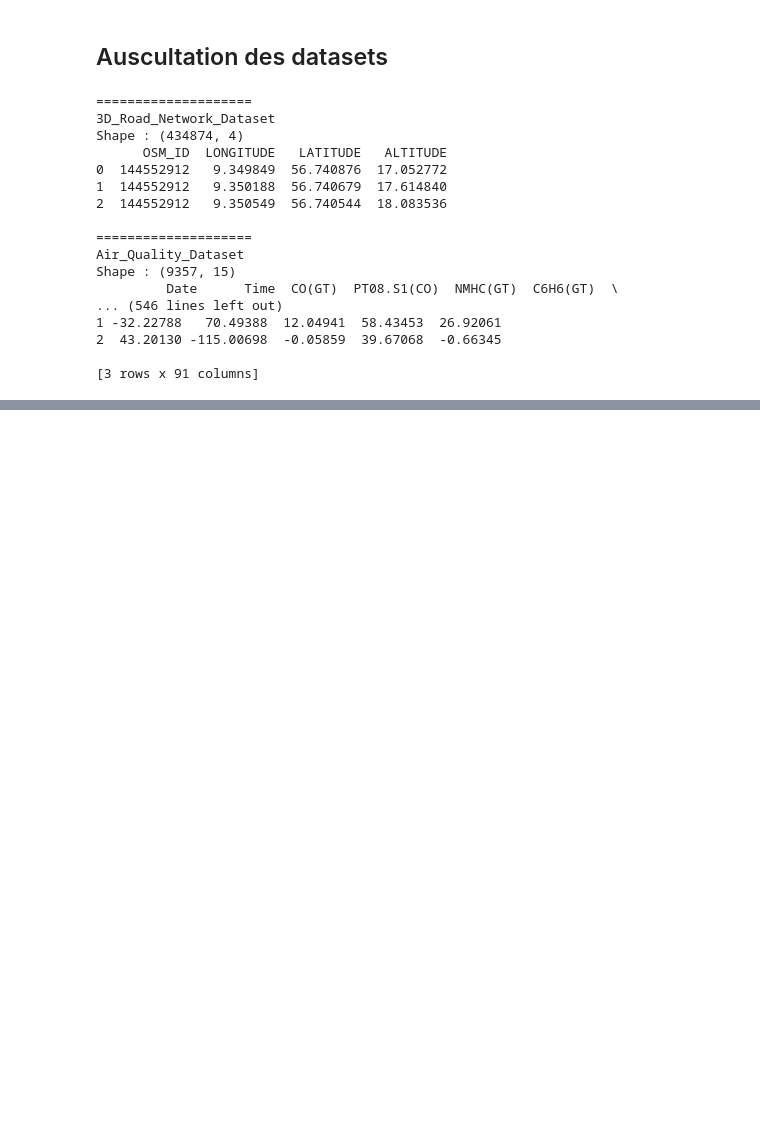
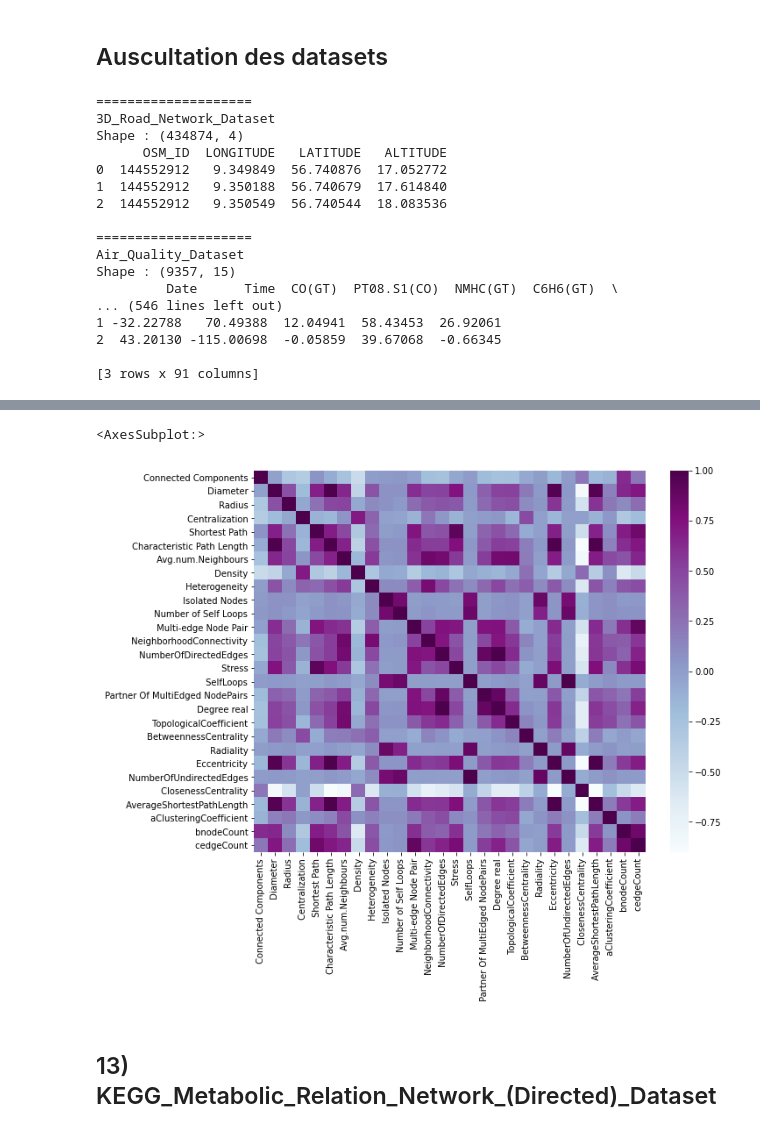
Before and after one commit to ColinTr/ClassificationForRegression, a Jupyter notebook: notebooks/Datasets_First_Study.ipynb, the cells around one changed output, grey strips where cells are left out. Cells and saved outputs as stored; diff of their text form; code cells hidden in the pictures; blank space fills up the shorter version.

```diff
--- a/notebooks/Datasets_First_Study.ipynb
+++ b/notebooks/Datasets_First_Study.ipynb
@@ -273,0 +726,2 @@ plt.show()
+# %%
+tmp_df = pd.read_csv('../data/raw/KEGG_Metabolic_Reaction_Network_(Undirected)_Dataset/Reaction Network (Undirected).data', na_values='?', delimiter=',')
@@ -273,0 +758,2 @@ plt.show()
+# %%
+tmp_df.drop(['Pathway'], axis=1, inplace=True)  # Identifier not needed
@@ -273,0 +780,8 @@ plt.show()
+# %%
+tmp_df.dropna(inplace=True)
+# %%
+plt.subplots(figsize=(10,8))
+sns.heatmap(data=tmp_df.corr(), cmap='BuPu')
+# %% [output]
+<AxesSubplot:>
+[figure, added]
@@ -273,0 +790,2 @@ plt.show()
+# %% [markdown]
+## 13) KEGG_Metabolic_Relation_Network_(Directed)_Dataset
```
Also changed, not shown: parts of 189 cells of this notebook, 4 other files.
